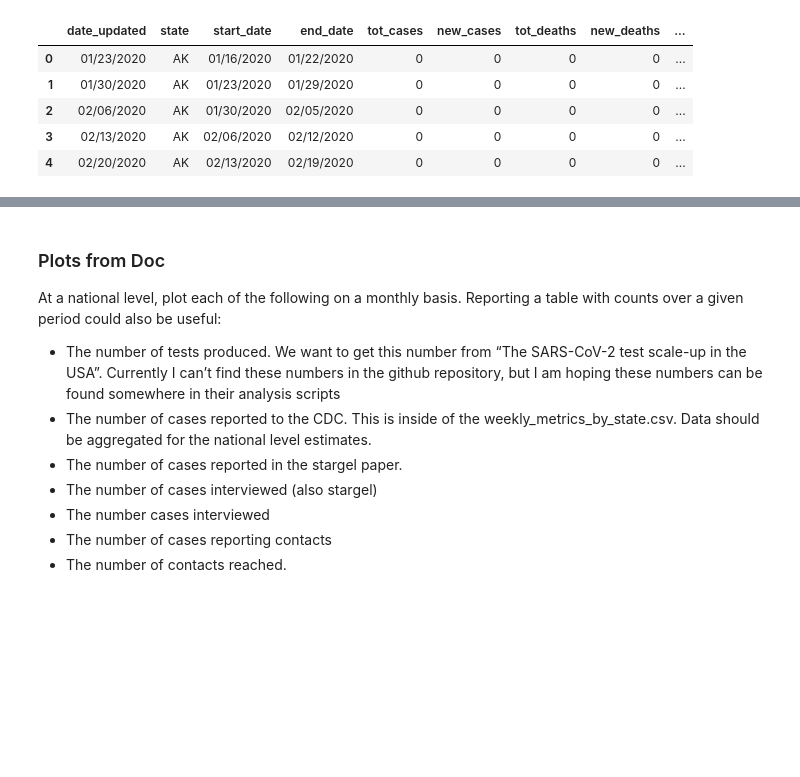
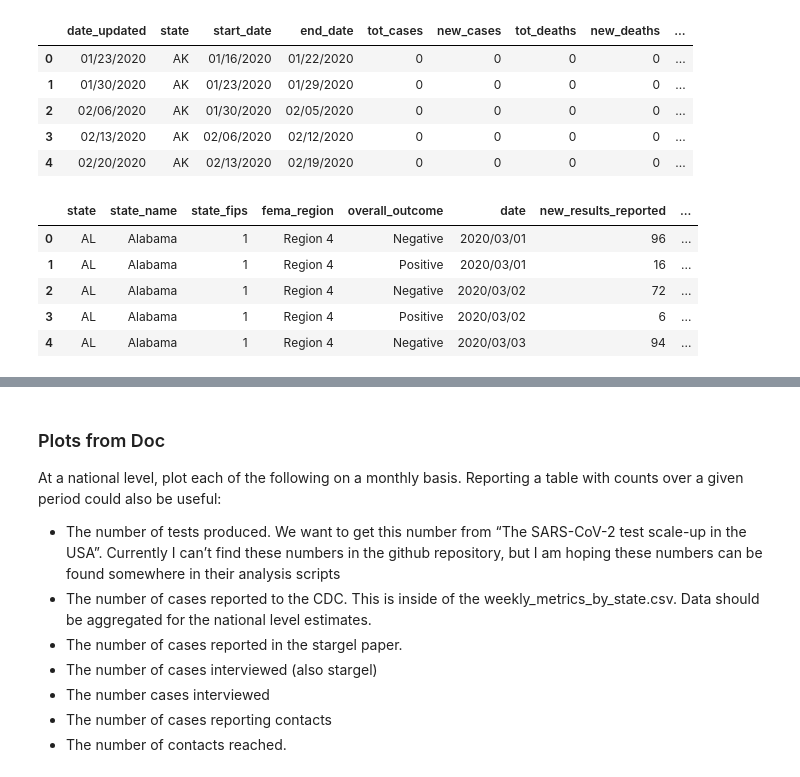
Before and after one commit to adam-s-elder/DEN_future, a Jupyter notebook: reporting/data_analysis.ipynb, the cells around one changed output, grey strips where cells are left out. Saved outputs shown, nothing was run; the diff lists cells and outputs as text; code cells hidden in the pictures; blank space fills up the shorter version.

```diff
--- a/reporting/data_analysis.ipynb
+++ b/reporting/data_analysis.ipynb
@@ -53,3 +58,12 @@ case_counts.head()
 | 2 | 02/06/2020 | AK | 01/30/2020 | 02/05/2020 | 0 | 0 | 0 | 0 | ... |
 | 3 | 02/13/2020 | AK | 02/06/2020 | 02/12/2020 | 0 | 0 | 0 | 0 | ... |
 | 4 | 02/20/2020 | AK | 02/13/2020 | 02/19/2020 | 0 | 0 | 0 | 0 | ... |
+# %%
+testing_data.head()
+# %% [output]
+|  | state | state_name | state_fips | fema_region | overall_outcome | date | new_results_reported | ... |
+| 0 | AL | Alabama | 1 | Region 4 | Negative | 2020/03/01 | 96 | ... |
+| 1 | AL | Alabama | 1 | Region 4 | Positive | 2020/03/01 | 16 | ... |
+| 2 | AL | Alabama | 1 | Region 4 | Negative | 2020/03/02 | 72 | ... |
+| 3 | AL | Alabama | 1 | Region 4 | Positive | 2020/03/02 | 6 | ... |
+| 4 | AL | Alabama | 1 | Region 4 | Negative | 2020/03/03 | 94 | ... |
```
Also changed, not shown: parts of 51 cells of this notebook, 8 other files.
